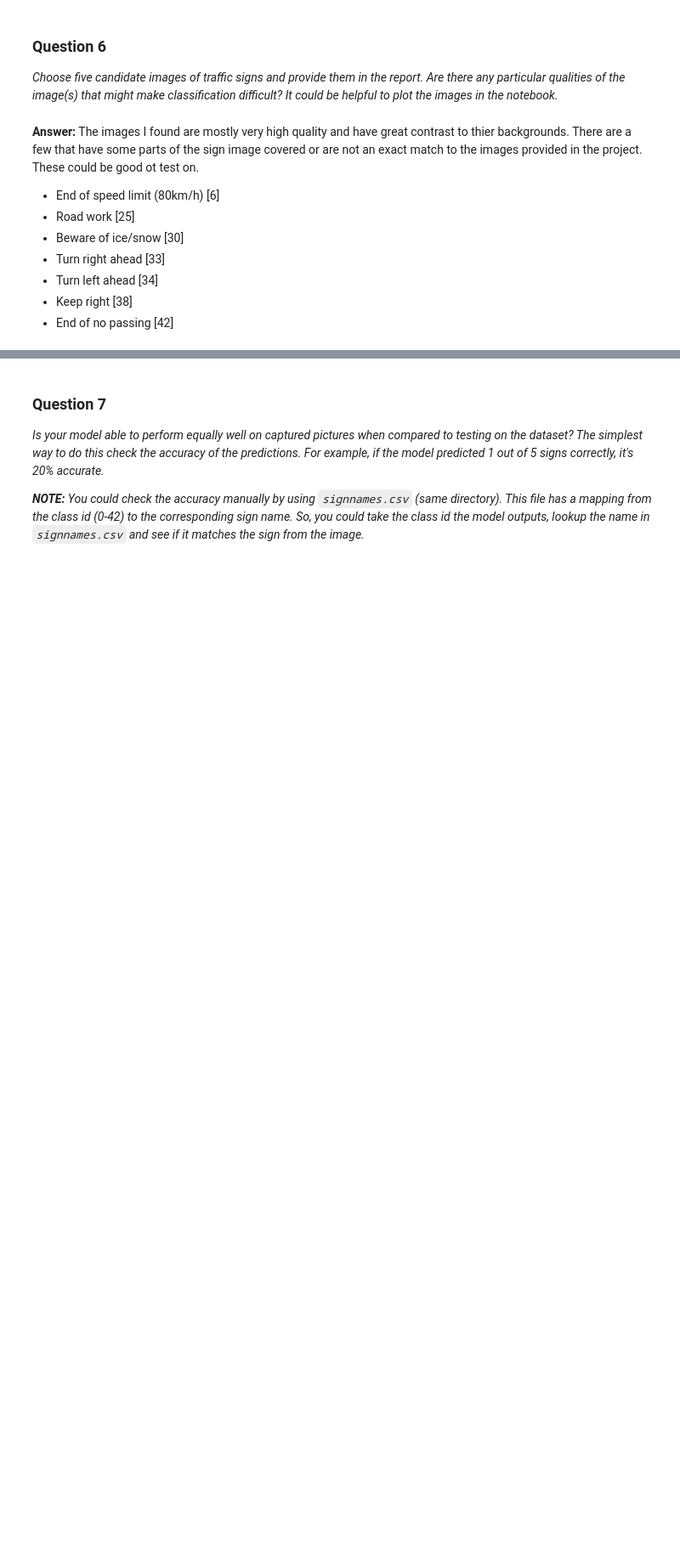
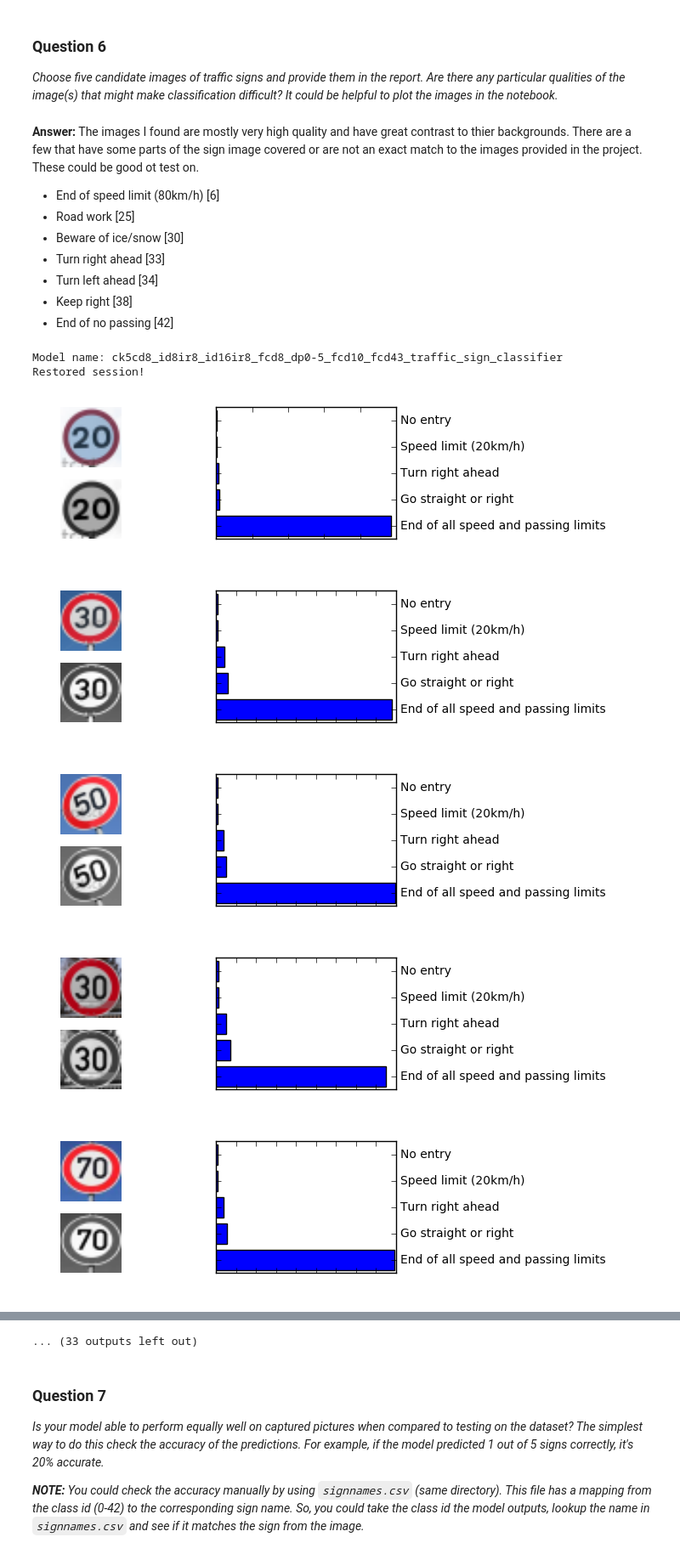
Before and after one commit to kyle-dorman/CarND-Traffic-Sign-Classifier-Project, a Jupyter notebook: iterations/Traffic_Sign_Classifier_3.ipynb, the cells around one changed output, grey strips where cells are left out. Shown at 85% size. Cells and saved outputs as stored; diff of their text form; code cells hidden in the pictures; blank space fills up the shorter version.

```diff
--- a/iterations/Traffic_Sign_Classifier_3.ipynb
+++ b/iterations/Traffic_Sign_Classifier_3.ipynb
@@ -755,6 +798,8 @@ The images I found are mostly very high quality and have great contrast to thier
 - Keep right [38]
 - End of no passing [42]
 # %%
+import matplotlib.gridspec as gridspec
+
 def get_predictions(params, features, labels):
     graph = tf.Graph()
     model_shape = X_train[0].shape
@@ -772,52 +817,61 @@ def get_predictions(params, features, labels):
         params.restore_session(tf.train.Saver(), session)
         batch = Batch(params.params['base'].batch_size, features, labels)
         all_predictions = []
         for batch_x, batch_y in batch.iterator():
-          batch_predictions = session.run(top_5_predictions, feed_dict = {tf_x_batch: batch_x, is_training: False})
+          batch_predictions = session.run(predictions, feed_dict = {tf_x_batch: batch_x, is_training: False})
           all_predictions.append(batch_predictions)
 
-        return np.concatenate(all_predictions)
+        all_predictions = np.concatenate(all_predictions)
+        top_5 = session.run(tf.nn.top_k(all_predictions, 5))
+        return top_5, all_predictions
 
 def evaluate_web_images(count=43):
   web_image_params = params.params
   web_image_params['base'] = BaseParam(max_epochs=10, learning_rate=0.001, batch_size=16,
                       should_train=False, run_tests=False, load_saved=True)
   web_params = Params(web_image_params, param_order)
 
-  predictions = get_predictions(params, grey_web_images[0:count], web_image_labels[0:count])
+  top_5, predictions = get_predictions(params, grey_web_images[0:count], web_image_labels[0:count])
 
   for i in range(count):
-    plot_web_image_prediction(web_images[i], grey_web_image[i], labels[i], predictions[i])
+    plot_web_image_prediction(web_images[i], grey_web_images[i], web_image_labels[i], top_5[0][i], top_5[1][i])
 
-  correct_prediction = np.equal(np.argmax(predictions, 1), np.argmax(tf.onehot(labels), 1))
-  accuracy_operation = np.reduct_mean(correct_prediction)
+  n_values = np.max(web_image_labels) + 1
+  correct_prediction = np.equal(np.argmax(predictions, 1), np.argmax(np.eye(n_values)[web_image_labels], 1))
+  accuracy = np.mean(correct_prediction)
 
-  print("Web image accuracy:", accuracy_operation)
-#   correct_prediction = tf.equal(tf.argmax(logits, 1), tf.argmax(one_hot_y_batch, 1))
-#   accuracy_operation = tf.reduce_mean(tf.cast(correct_prediction, tf.float32))
+  print("Web image accuracy = {:.3f}%".format(accuracy * 100.0))
 
-def plot_web_image_prediction(orig, grey_image, value, predictions):
+def plot_web_image_prediction(orig, grey_image, value, pred_percent, pred_labels):
   # Prepare the grid
-  pyplot.figure(figsize = (6, 2))
+  plt.figure(figsize = (6, 2))
   gridspec.GridSpec(2, 2)
 
   # Plot original image
-  pyplot.subplot2grid((2, 2), (0, 0), colspan=1, rowspan=1)
-  pyplot.imshow(orig)
-  pyplot.axis('off')
+  plt.subplot2grid((2, 2), (0, 0), colspan=1, rowspan=1)
+  plt.imshow(orig.squeeze())
+  plt.axis('off')
 
   # Plot preprocessed image
-  pyplot.subplot2grid((2, 2), (1, 0), colspan=1, rowspan=1)
-  pyplot.imshow(grey_image, cmap='gray')
-  pyplot.axis('off')
+  plt.subplot2grid((2, 2), (1, 0), colspan=1, rowspan=1)
+  plt.imshow(grey_image.squeeze(), cmap='gray')
+  plt.axis('off')
 
   # Plot predictions
-  pyplot.subplot2grid((2, 2), (0, 1), colspan=1, rowspan=2)
-  pyplot.barh(np.arange(5)+.5, predictions[0][index], align='center')
-  pyplot.yticks(np.arange(5)+.5, sign_dict[predictions[1][index].astype(int)])
-  pyplot.tick_params(axis='both', which='both', labelleft='off', labelright='on', labeltop='off', labelbottom='off')
+  plt.subplot2grid((2, 2), (0, 1), colspan=1, rowspan=2)
+  plt.barh(np.arange(5)+.5, pred_percent, align='center')
+  plt.yticks(np.arange(5)+.5, [sign_dict[str(label)] for label in pred_labels])
+  plt.tick_params(axis='both', which='both', labelleft='off', labelright='on', labeltop='off', labelbottom='off')
 
-  pyplot.show()
+  plt.show()
 
 if DISPLAY:
   evaluate_web_images()
+# %% [output]
+Model name: ck5cd8_id8ir8_id16ir8_fcd8_dp0-5_fcd10_fcd43_traffic_sign_classifier
+Restored session!
+[figure, added]
+[figure, added]
+[figure, added]
+[figure, added]
+[figure, added]
@@ -824,3 +884,4 @@ if DISPLAY:
+... (33 outputs left out)
 # %% [markdown]
 ### Question 7
 
```
Also changed, not shown: parts of 5 cells of this notebook, 4 other files.
